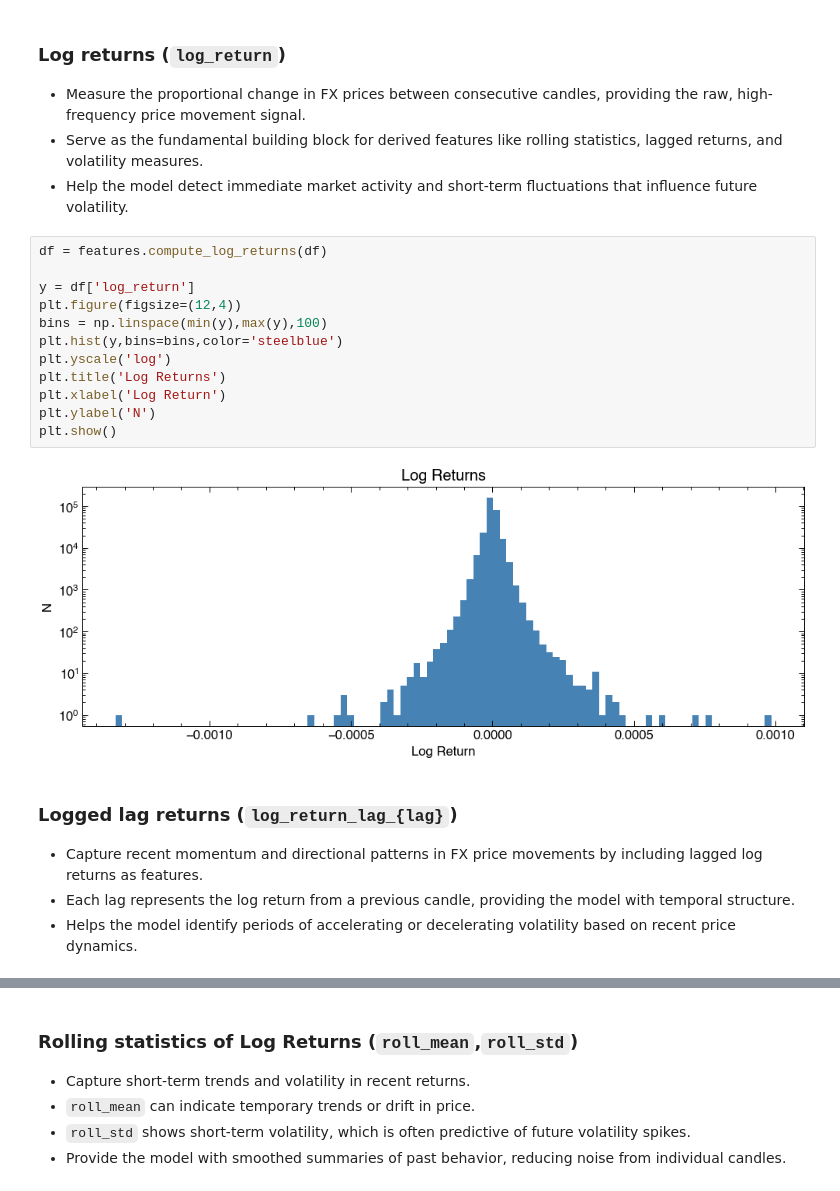
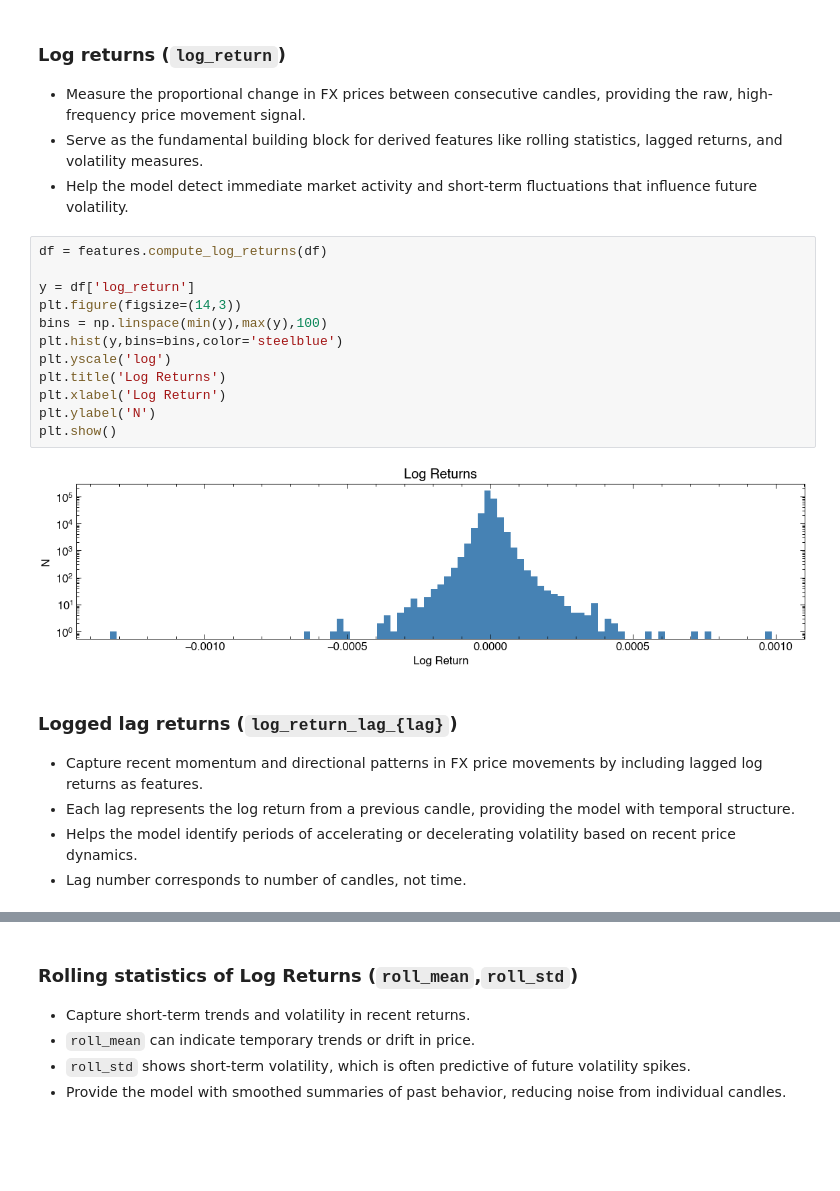
Before and after one commit to dominicjtaylor/fx-volatility-forecasting, a Jupyter notebook: notebooks/volatility_forecasting.ipynb, the cells around one changed output, grey strips where cells are left out. Saved outputs shown, nothing was run; the diff lists cells and outputs as text; blank space fills up the shorter version.

```diff
--- a/notebooks/volatility_forecasting.ipynb
+++ b/notebooks/volatility_forecasting.ipynb
@@ -121,22 +122,23 @@ plt.show()
 # %%
 df = features.compute_log_returns(df)
 
 y = df['log_return']
-plt.figure(figsize=(12,4))
+plt.figure(figsize=(14,3))
 bins = np.linspace(min(y),max(y),100)
 plt.hist(y,bins=bins,color='steelblue')
 plt.yscale('log')
 plt.title('Log Returns')
 plt.xlabel('Log Return')
 plt.ylabel('N')
 plt.show()
 # %% [output]
-[figure, old version]
+[figure, new version]
 # %% [markdown]
 ### Logged lag returns (`log_return_lag_{lag}`)
 - Capture recent momentum and directional patterns in FX price movements by including lagged log returns as features.
 - Each lag represents the log return from a previous candle, providing the model with temporal structure.
 - Helps the model identify periods of accelerating or decelerating volatility based on recent price dynamics.
+- Lag number corresponds to number of candles, not time.
 # %%
 alpha = 1  # same for both
 lag_multipliers = [0.25, 0.5, 1, 2, 4]
```
Also changed, not shown: parts of 26 cells of this notebook, 2 other files.
